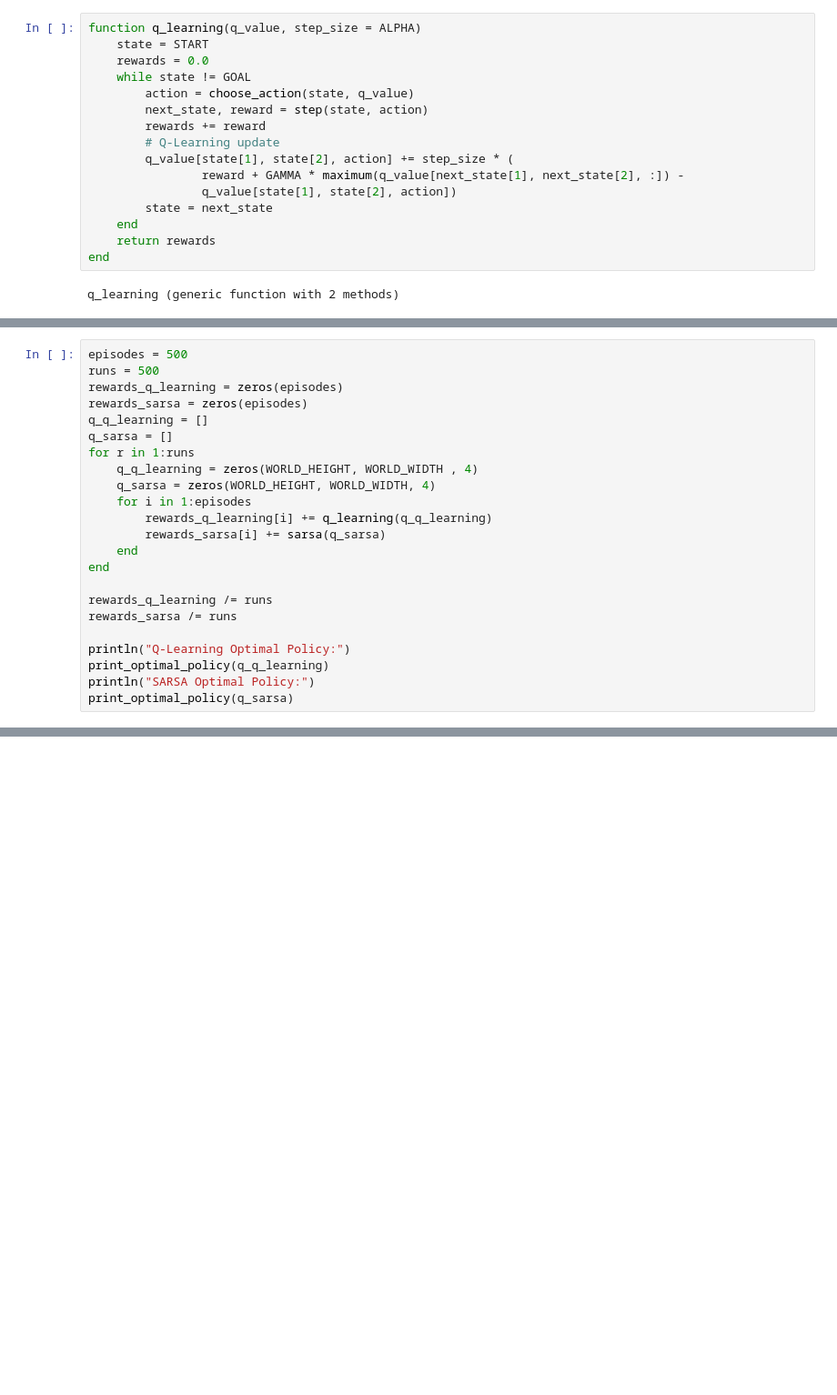
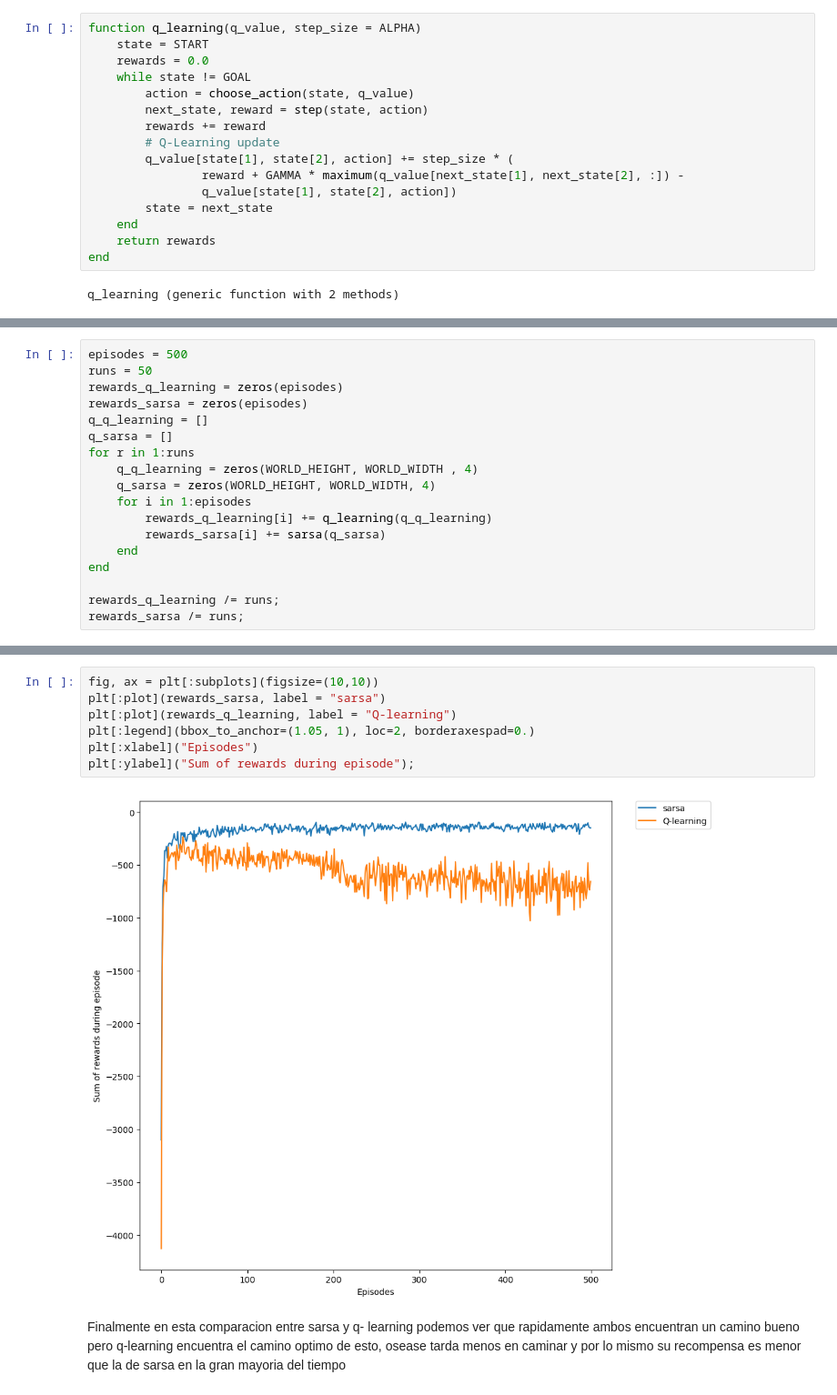
Before and after one commit to fsr313/TADIA, a Jupyter notebook: RL/Cliff_walking.ipynb, the cells around one changed output, grey strips where cells are left out. Shown at 91% size. Saved outputs shown, nothing was run; the diff lists cells and outputs as text; blank space fills up the shorter version.

```diff
--- a/RL/Cliff_walking.ipynb
+++ b/RL/Cliff_walking.ipynb
@@ -159,6 +182,6 @@ print_optimal_policy (generic function with 1 method)
 # %%
 episodes = 500
-runs = 500
+runs = 50
 rewards_q_learning = zeros(episodes)
 rewards_sarsa = zeros(episodes)
 q_q_learning = []
@@ -172,10 +195,5 @@ for r in 1:runs
     end
 end
 
-rewards_q_learning /= runs
-rewards_sarsa /= runs
-
-println("Q-Learning Optimal Policy:")
-print_optimal_policy(q_q_learning)
-println("SARSA Optimal Policy:")
-print_optimal_policy(q_sarsa)
+rewards_q_learning /= runs;
+rewards_sarsa /= runs;
@@ -187,0 +228,11 @@ Plots.yaxis!("Sum of rewards during episode")
+# %%
+fig, ax = plt[:subplots](figsize=(10,10))
+plt[:plot](rewards_sarsa, label = "sarsa")
+plt[:plot](rewards_q_learning, label = "Q-learning")
+plt[:legend](bbox_to_anchor=(1.05, 1), loc=2, borderaxespad=0.)
+plt[:xlabel]("Episodes")
+plt[:ylabel]("Sum of rewards during episode");
+# %% [output]
+[figure, added]
+# %% [markdown]
+Finalmente en esta comparacion entre sarsa y q- learning podemos ver que rapidamente ambos encuentran un camino bueno pero q-learning encuentra el camino optimo de esto, osease tarda menos en caminar y por lo mismo su recompensa es menor que la de sarsa en la gran mayoria del tiempo
```
Also changed, not shown: parts of 13 cells of this notebook, 3 other files.
